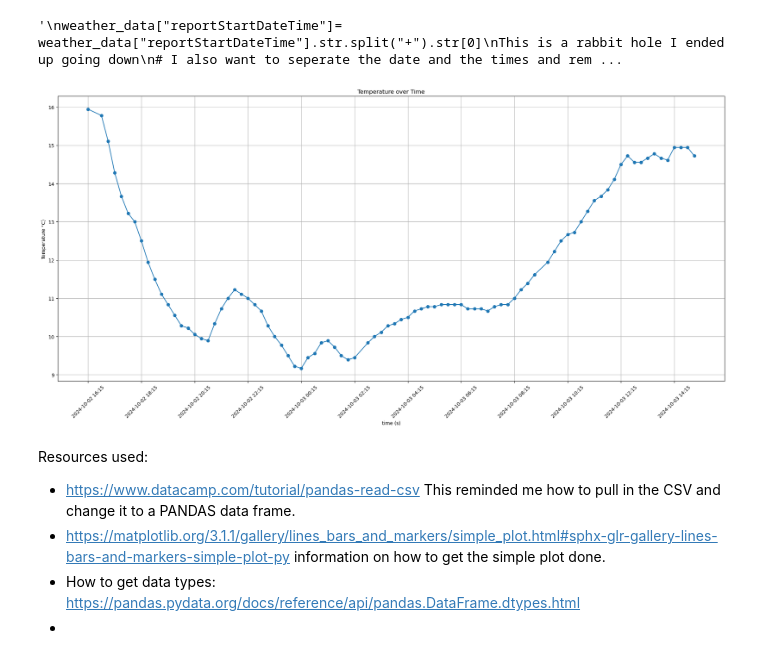
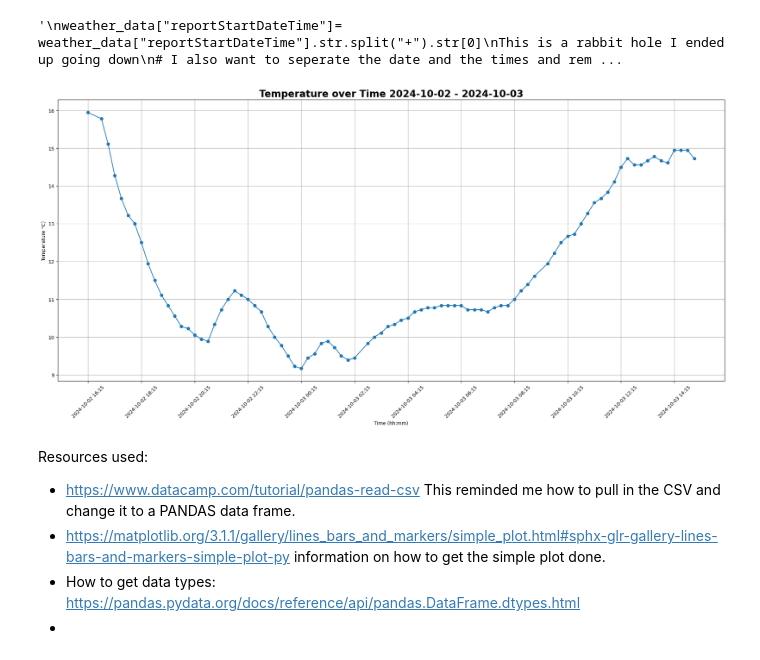
Before and after one commit to AndreHoarau/PFDA, a Jupyter notebook: assignments/assignment2-weather.ipynb, the cells around one changed output. Cells and saved outputs as stored; diff of their text form; code cells hidden in the pictures.

```diff
--- a/assignments/assignment2-weather.ipynb
+++ b/assignments/assignment2-weather.ipynb
@@ -51,27 +51,27 @@ datetime64[ns, UTC]
 # %%
 # Create variables to represent what we want to track.
 
 date= weather_data["reportStartDateTime"]
 temperature = weather_data[ "dryBulbTemperature_Celsius"]
 fig, ax =plt.subplots(figsize=(20,10))
 ax.plot(date,temperature, marker= "o")
-ax.set(xlabel='time (s)', ylabel='Temperature °C)',
-       title='Temperature over Time')
+ax.set(xlabel='Time (hh:mm)', ylabel='Temperature °C)')
+ax.set_title( label='Temperature over Time 2024-10-02 - 2024-10-03',fontsize= 20, fontweight = "bold")
 
 ax.grid("y")
 
 x_ticks = pd.date_range(start=date.min(), end=date.max(), freq='2H')
 ax.set_xticks(x_ticks)
 
 ax.xaxis.set_major_formatter(mdates.DateFormatter('%Y-%m-%d %H:%M'))
 
 plt.xticks(rotation=45)
 
 
 plt.tight_layout()
 plt.show()
 # %% [output]
-[figure, old version]
+[figure, new version]
 # %% [markdown]
 Resources used:
 * https://www.datacamp.com/tutorial/pandas-read-csv This reminded me how to pull in the CSV and change it to a PANDAS data frame.
```
